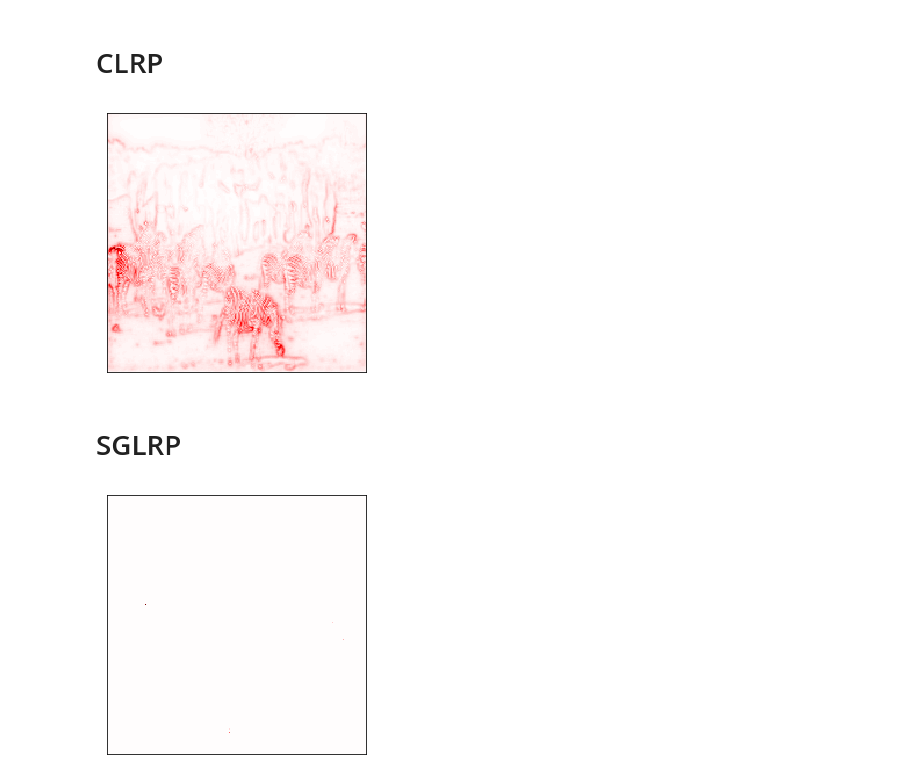
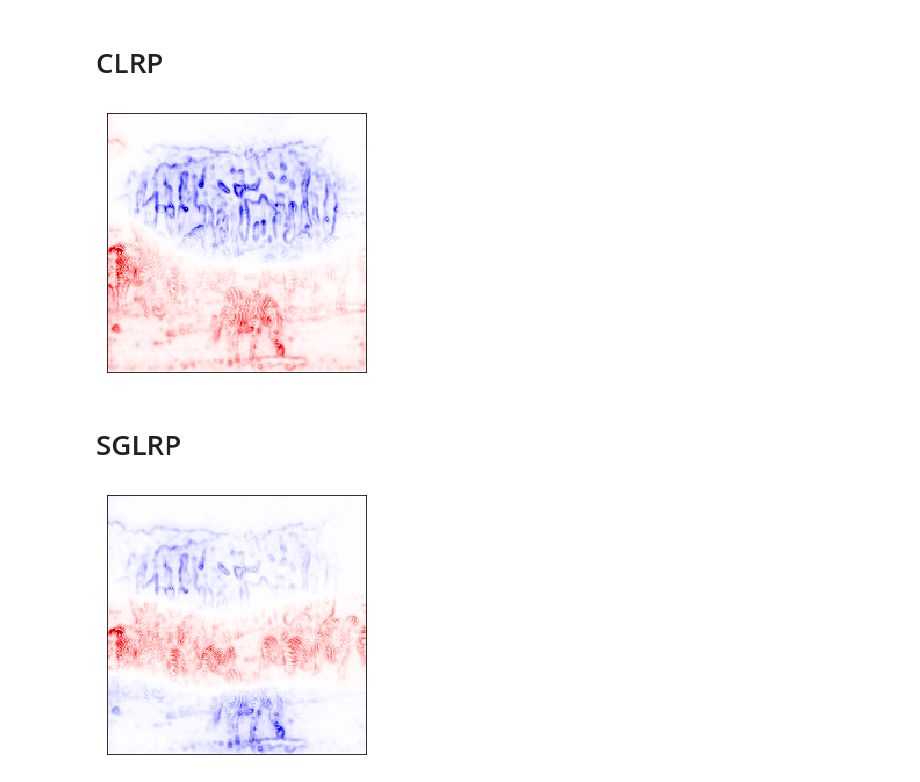
Before and after one commit to uchidalab/softmaxgradient-lrp, a Jupyter notebook: example.ipynb, the cells around one changed output. Cells and saved outputs as stored; diff of their text form; code cells hidden in the pictures.

```diff
--- a/example.ipynb
+++ b/example.ipynb
@@ -90,5 +90,7 @@ print("target id:", target_class)
 prediction id: 340
 target id: 340
+# %%
+use_relu = False
 # %% [markdown]
 # GradCAM
 # %%
@@ -150,23 +152,23 @@ plt.show()
 # %%
 clrp_analyzer = CLRP(
     partial_model,
     target_id=target_class,
-    relu=True,
+    relu=use_relu,
     low=min_input,
     high=max_input,
 )
 analysis_clrp = clrp_analyzer.analyze(input_imgs)
 heatmap(analysis_clrp[example_id].sum(axis=(2)))
 plt.show()
 # %% [output]
-[figure, old version]
+[figure, new version]
 # %% [markdown]
 # SGLRP
 # %%
 sglrp_analyzer = SGLRP(
     partial_model,
     target_id=target_class,
-    relu=True,
+    relu=use_relu,
     low=min_input,
     high=max_input,
 )
@@ -174,4 +176,4 @@ analysis_sglrp = sglrp_analyzer.analyze(input_imgs)
 heatmap(analysis_sglrp[example_id].sum(axis=(2)))
 plt.show()
 # %% [output]
-[figure, old version]
+[figure, new version]
```
Also changed, not shown: parts of 12 cells of this notebook, 1 other file.
